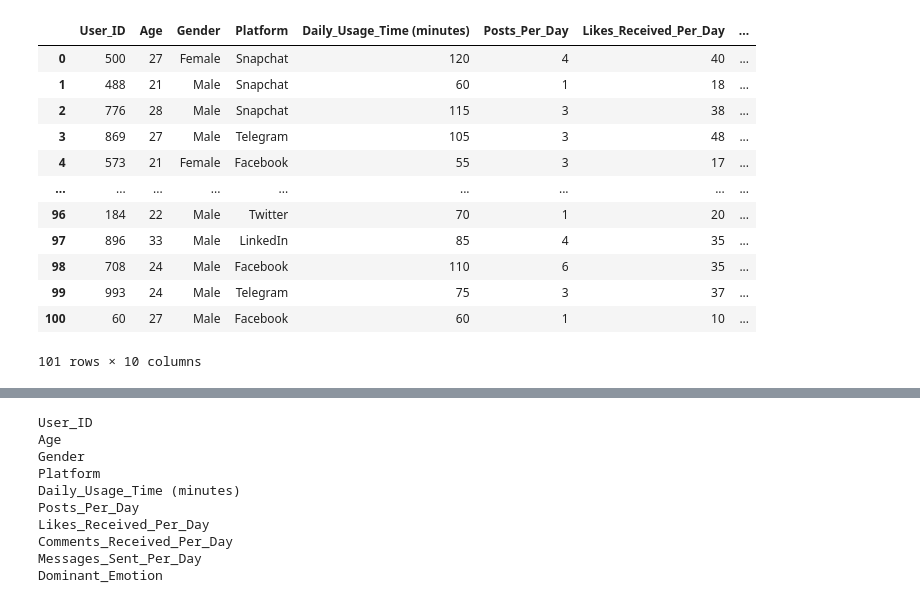
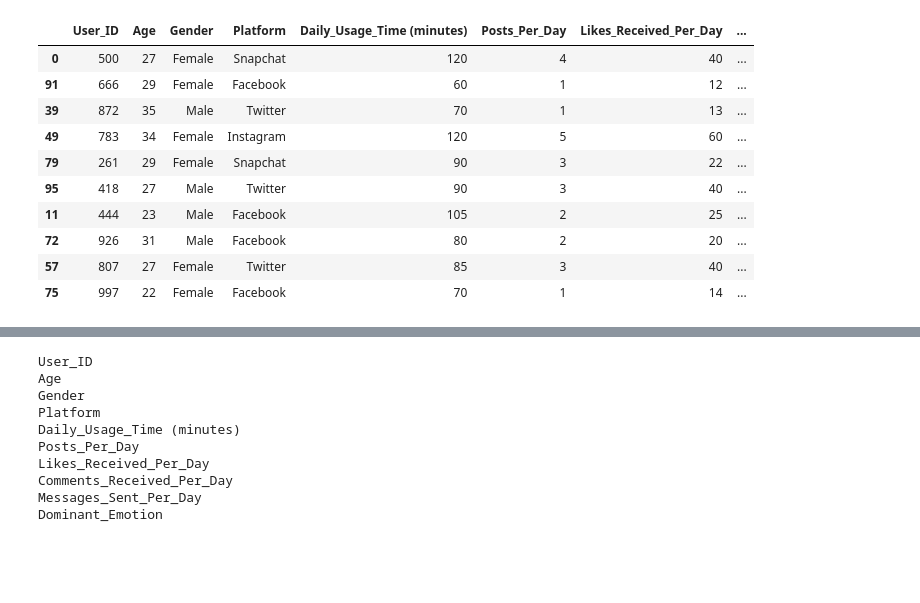
Before and after one commit to serieh/emotion-engine, a Jupyter notebook: tests.ipynb, the cells around one changed output, grey strips where cells are left out. Saved outputs shown, nothing was run; the diff lists cells and outputs as text; code cells hidden in the pictures; blank space fills up the shorter version.

```diff
--- a/tests.ipynb
+++ b/tests.ipynb
@@ -1,23 +1,21 @@
 # %%
 import pandas as pd
 # %%
-df = pd.read_csv("test.csv")
+df = pd.read_csv("datasets/test.csv")
 # %%
-df
+df.sample(10)
 # %% [output]
 |  | User_ID | Age | Gender | Platform | Daily_Usage_Time (minutes) | Posts_Per_Day | Likes_Received_Per_Day | ... |
 | 0 | 500 | 27 | Female | Snapchat | 120 | 4 | 40 | ... |
-| 1 | 488 | 21 | Male | Snapchat | 60 | 1 | 18 | ... |
-| 2 | 776 | 28 | Male | Snapchat | 115 | 3 | 38 | ... |
-| 3 | 869 | 27 | Male | Telegram | 105 | 3 | 48 | ... |
-| 4 | 573 | 21 | Female | Facebook | 55 | 3 | 17 | ... |
-| ... | ... | ... | ... | ... | ... | ... | ... | ... |
-| 96 | 184 | 22 | Male | Twitter | 70 | 1 | 20 | ... |
-| 97 | 896 | 33 | Male | LinkedIn | 85 | 4 | 35 | ... |
-| 98 | 708 | 24 | Male | Facebook | 110 | 6 | 35 | ... |
-| 99 | 993 | 24 | Male | Telegram | 75 | 3 | 37 | ... |
-| 100 | 60 | 27 | Male | Facebook | 60 | 1 | 10 | ... |
+| 91 | 666 | 29 | Female | Facebook | 60 | 1 | 12 | ... |
+| 39 | 872 | 35 | Male | Twitter | 70 | 1 | 13 | ... |
+| 49 | 783 | 34 | Female | Instagram | 120 | 5 | 60 | ... |
+| 79 | 261 | 29 | Female | Snapchat | 90 | 3 | 22 | ... |
+| 95 | 418 | 27 | Male | Twitter | 90 | 3 | 40 | ... |
+| 11 | 444 | 23 | Male | Facebook | 105 | 2 | 25 | ... |
+| 72 | 926 | 31 | Male | Facebook | 80 | 2 | 20 | ... |
+| 57 | 807 | 27 | Female | Twitter | 85 | 3 | 40 | ... |
+| 75 | 997 | 22 | Female | Facebook | 70 | 1 | 14 | ... |
-101 rows × 10 columns
 # %%
 dic=df.to_dict()
 # %%
```
Also changed, not shown: 9 other files.
